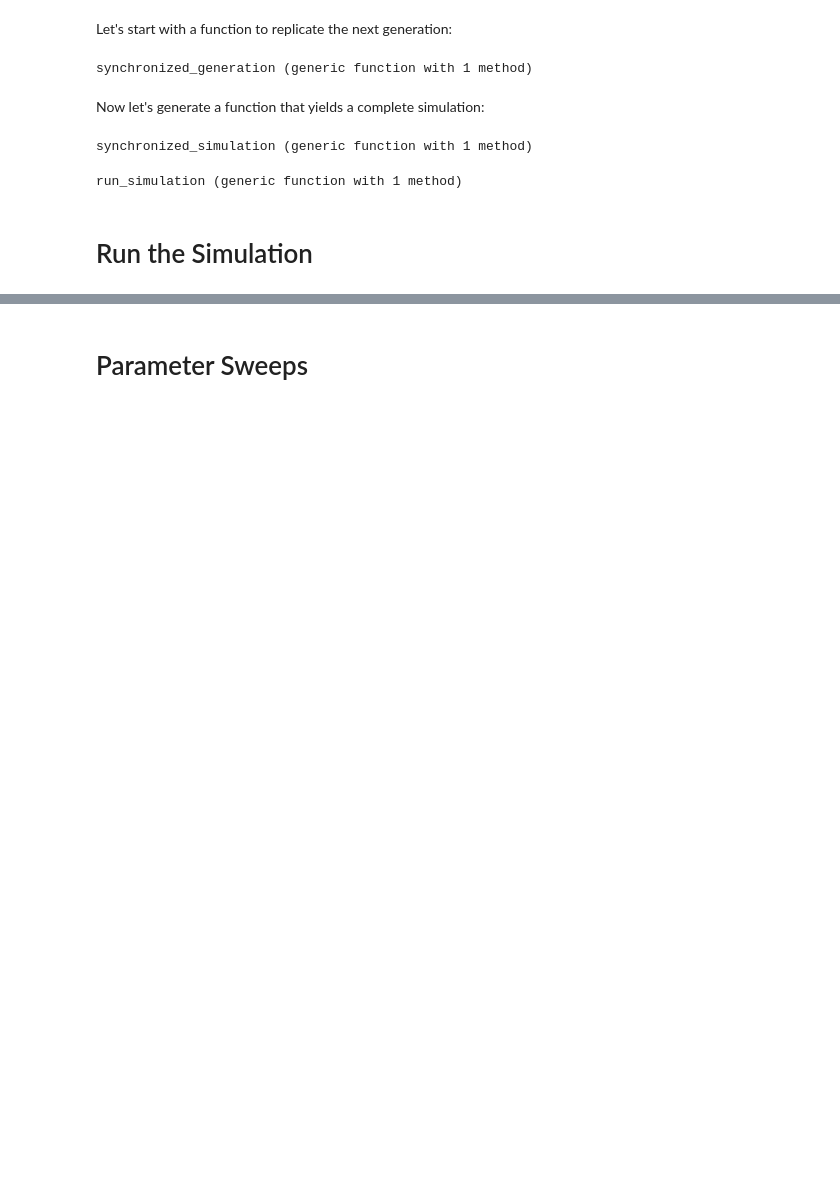
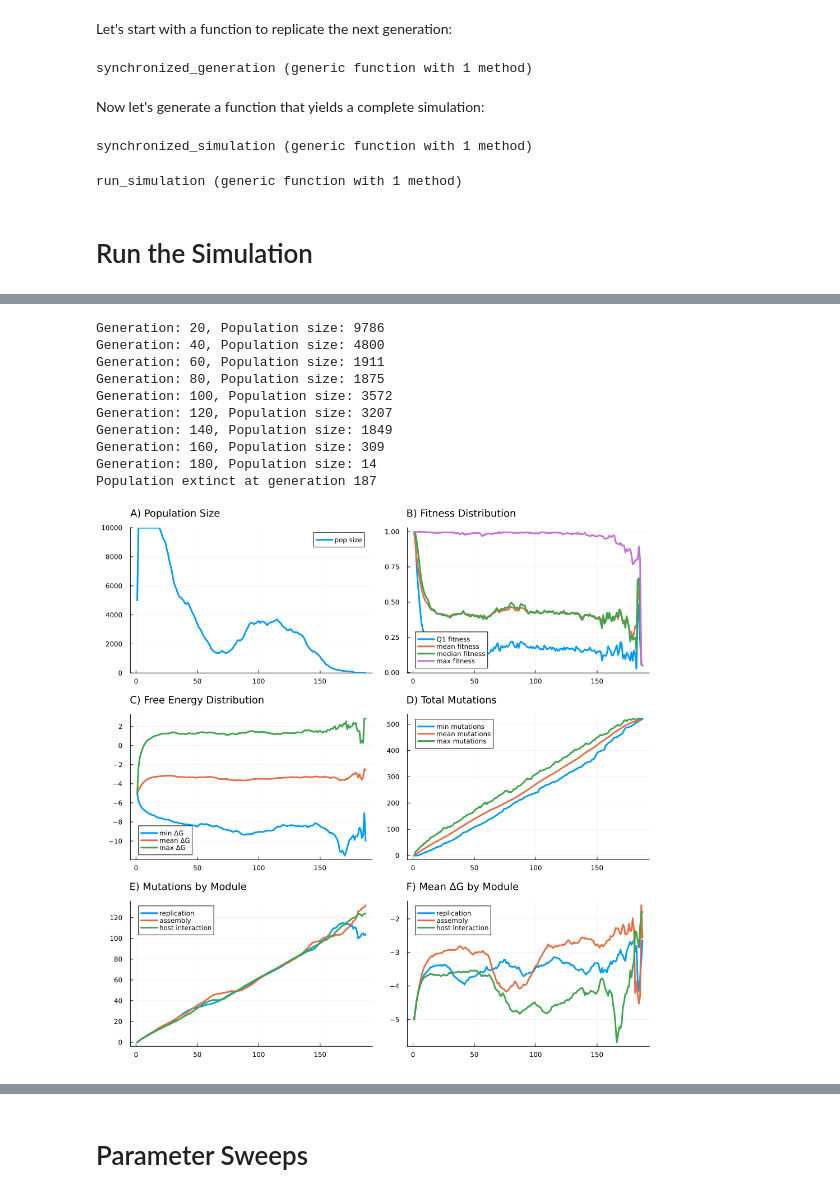
Before and after one commit to jadealicee/LethalMutagenesis, a Jupyter notebook: Epistasis_JuliaLM_V5.0_L_Loop.ipynb, the cells around one changed output, grey strips where cells are left out. Cells and saved outputs as stored; diff of their text form; code cells hidden in the pictures; blank space fills up the shorter version.

```diff
--- a/Epistasis_JuliaLM_V5.0_L_Loop.ipynb
+++ b/Epistasis_JuliaLM_V5.0_L_Loop.ipynb
@@ -103,3 +120,3 @@ Test it:
 # %%
-Quentin = ModularVirus()
+Quentin = ModularVirus(sim_config, epi_config)
 # %% [output]
@@ -496,3 +526,22 @@ Population extinct at generation 100
+# %%
+# Custom configs
+custom_sim = SimulationParams(L_default = 0.27, sim_length = 400)
+report, pop = run_simulation(sim_config = custom_sim)
+
+# Plot the results
+plot_simulation(report)
+# %% [output]
+Generation: 20, Population size: 9786
+Generation: 40, Population size: 4800
+Generation: 60, Population size: 1911
+Generation: 80, Population size: 1875
+Generation: 100, Population size: 3572
+Generation: 120, Population size: 3207
+Generation: 140, Population size: 1849
+Generation: 160, Population size: 309
+Generation: 180, Population size: 14
+Population extinct at generation 187
+[figure, added]
 # %%
 report
 # %% [output]
```
Also changed, not shown: parts of 34 cells of this notebook, 1 other file.
